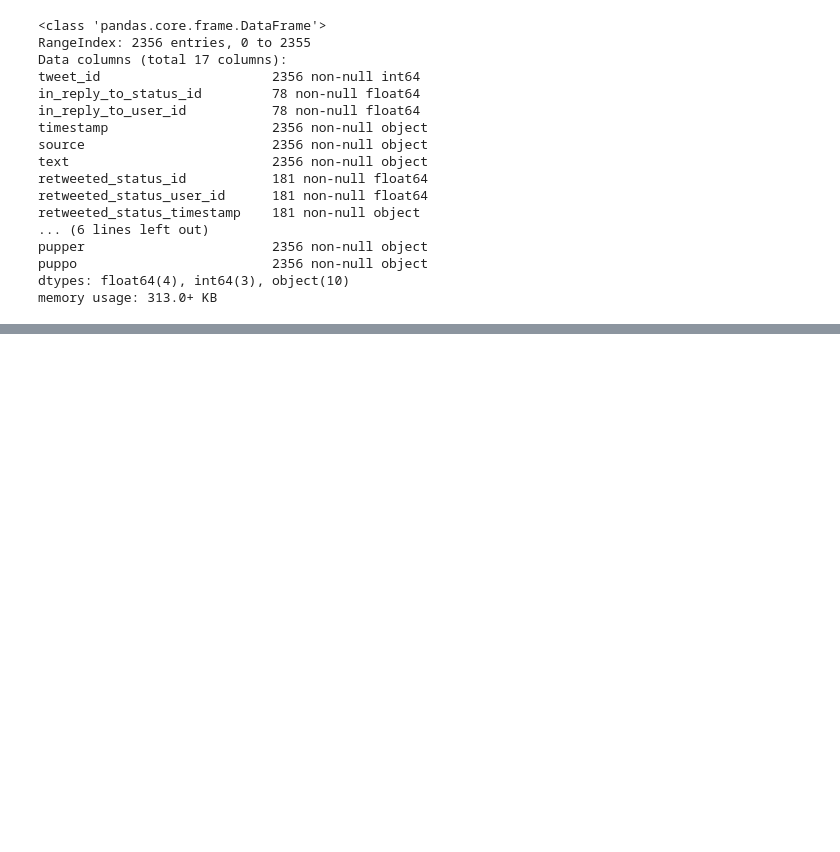
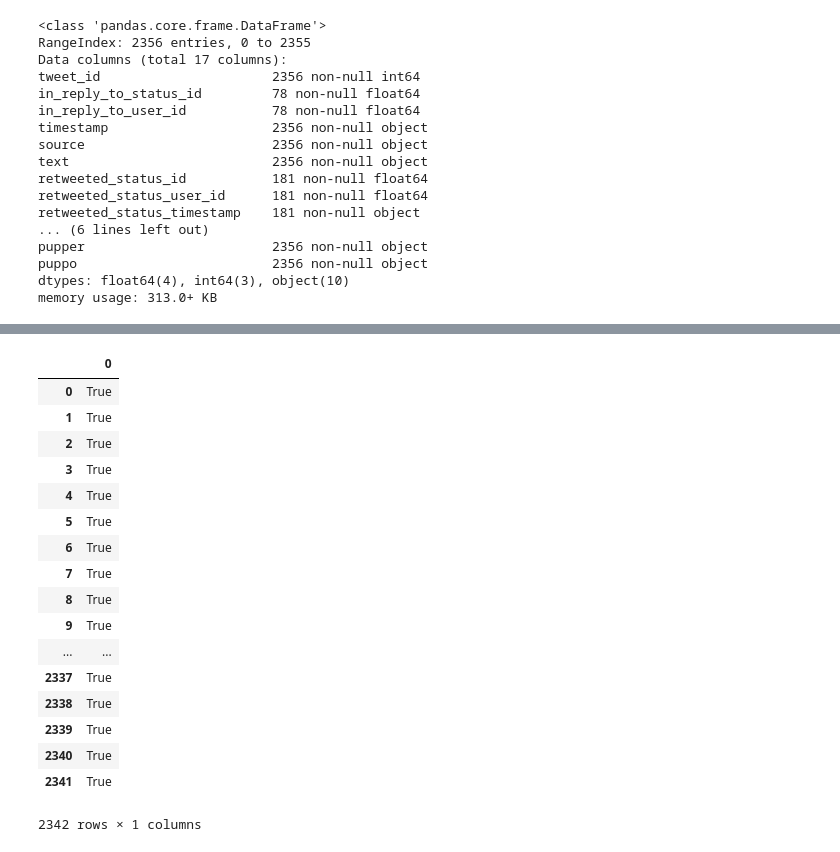
Before and after one commit to Noah-Zheng/DataWrangling_Project, a Jupyter notebook: Untitled.ipynb, the cells around one changed output, grey strips where cells are left out. Cells and saved outputs as stored; diff of their text form; code cells hidden in the pictures; blank space fills up the shorter version.

```diff
--- a/Untitled.ipynb
+++ b/Untitled.ipynb
@@ -45,0 +156,2 @@ archive[archive.rating_denominator == 2]
+# %%
+rating_df = rating_df[~rating_df.isnull()]
@@ -45,0 +178,2 @@ archive[archive.rating_denominator == 2]
+# %%
+rating_list = rating_df[0].str.split('/')
@@ -45,0 +182,21 @@ archive[archive.rating_denominator == 2]
+# %%
+rating_list
+# %% [output]
+|  | 0 |
+| 0 | True |
+| 1 | True |
+| 2 | True |
+| 3 | True |
+| 4 | True |
+| 5 | True |
+| 6 | True |
+| 7 | True |
+| 8 | True |
+| 9 | True |
+| ... | ... |
+| 2337 | True |
+| 2338 | True |
+| 2339 | True |
+| 2340 | True |
+| 2341 | True |
+2342 rows × 1 columns
```
Also changed, not shown: parts of 20 cells of this notebook, 8 other files.
